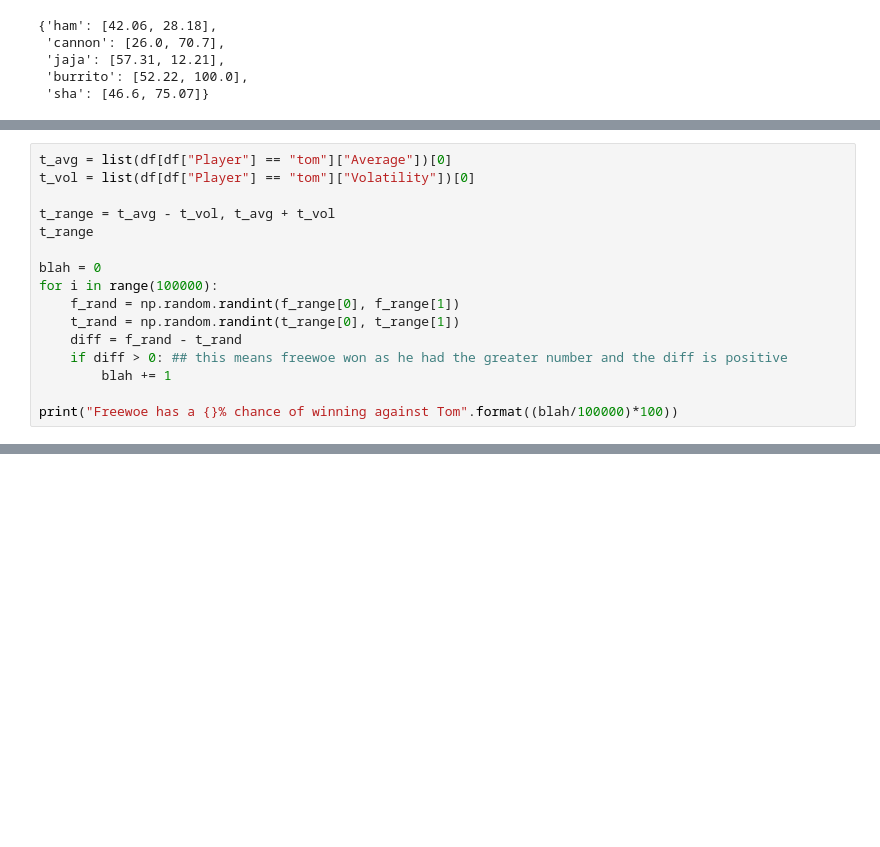
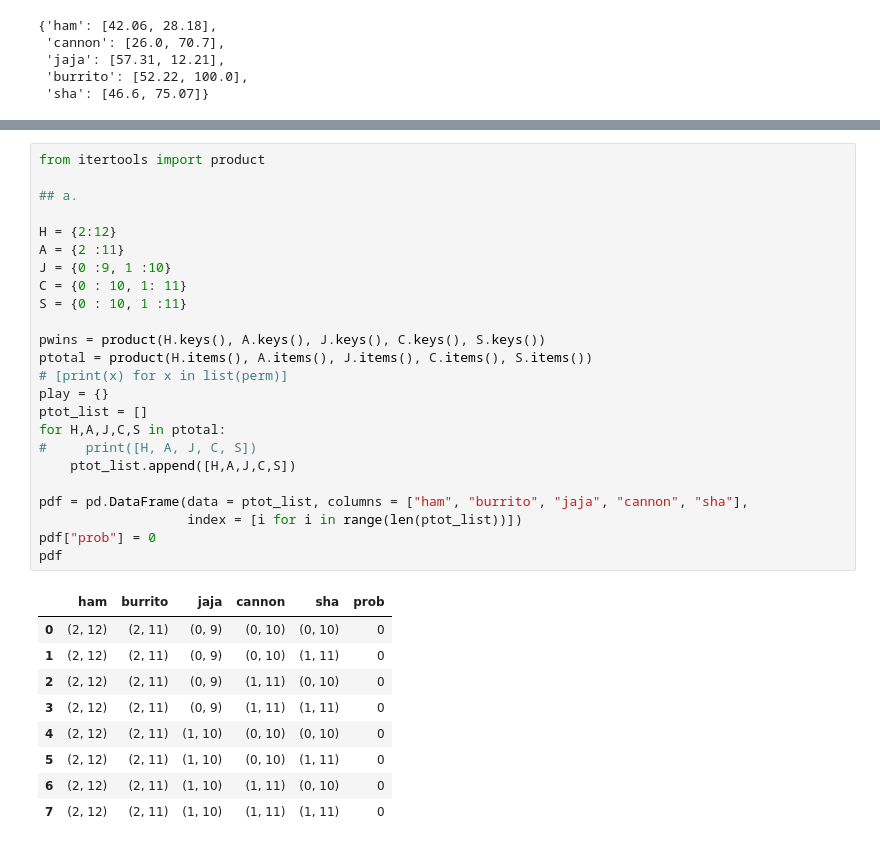
Before and after one commit to tford112/NBA-DS, a Jupyter notebook: Fantasy_Playoffs_2019_Szn.ipynb, the cells around one changed output, grey strips where cells are left out. Cells and saved outputs as stored; diff of their text form; blank space fills up the shorter version.

Commit message:
started working on creating playoff probs

```diff
--- a/Fantasy_Playoffs_2019_Szn.ipynb
+++ b/Fantasy_Playoffs_2019_Szn.ipynb
@@ -256,16 +268,0 @@ f_range, t_range
-# %%
-t_avg = list(df[df["Player"] == "tom"]["Average"])[0]
-t_vol = list(df[df["Player"] == "tom"]["Volatility"])[0]
-
-t_range = t_avg - t_vol, t_avg + t_vol
-t_range
-
-blah = 0
-for i in range(100000):
-    f_rand = np.random.randint(f_range[0], f_range[1])
-    t_rand = np.random.randint(t_range[0], t_range[1])
-    diff = f_rand - t_rand
-    if diff > 0: ## this means freewoe won as he had the greater number and the diff is positive
-        blah += 1
-
-print("Freewoe has a {}% chance of winning against Tom".format((blah/100000)*100))
@@ -271,0 +329,34 @@ print("Freewoe has a {}% chance of winning against Tom".format((blah/100000)*100
+# %%
+from itertools import product
+
+## a.
+
+H = {2:12}
+A = {2 :11}
+J = {0 :9, 1 :10}
+C = {0 : 10, 1: 11}
+S = {0 : 10, 1 :11}
+
+pwins = product(H.keys(), A.keys(), J.keys(), C.keys(), S.keys())
+ptotal = product(H.items(), A.items(), J.items(), C.items(), S.items())
+# [print(x) for x in list(perm)]
+play = {}
+ptot_list = []
+for H,A,J,C,S in ptotal:
+#     print([H, A, J, C, S])
+    ptot_list.append([H,A,J,C,S])
+
+pdf = pd.DataFrame(data = ptot_list, columns = ["ham", "burrito", "jaja", "cannon", "sha"],
+                   index = [i for i in range(len(ptot_list))])
+pdf["prob"] = 0
+pdf
+# %% [output]
+|  | ham | burrito | jaja | cannon | sha | prob |
+| 0 | (2, 12) | (2, 11) | (0, 9) | (0, 10) | (0, 10) | 0 |
+| 1 | (2, 12) | (2, 11) | (0, 9) | (0, 10) | (1, 11) | 0 |
+| 2 | (2, 12) | (2, 11) | (0, 9) | (1, 11) | (0, 10) | 0 |
+| 3 | (2, 12) | (2, 11) | (0, 9) | (1, 11) | (1, 11) | 0 |
+| 4 | (2, 12) | (2, 11) | (1, 10) | (0, 10) | (0, 10) | 0 |
+| 5 | (2, 12) | (2, 11) | (1, 10) | (0, 10) | (1, 11) | 0 |
+| 6 | (2, 12) | (2, 11) | (1, 10) | (1, 11) | (0, 10) | 0 |
+| 7 | (2, 12) | (2, 11) | (1, 10) | (1, 11) | (1, 11) | 0 |
```
Also changed, not shown: parts of 13 cells of this notebook.
